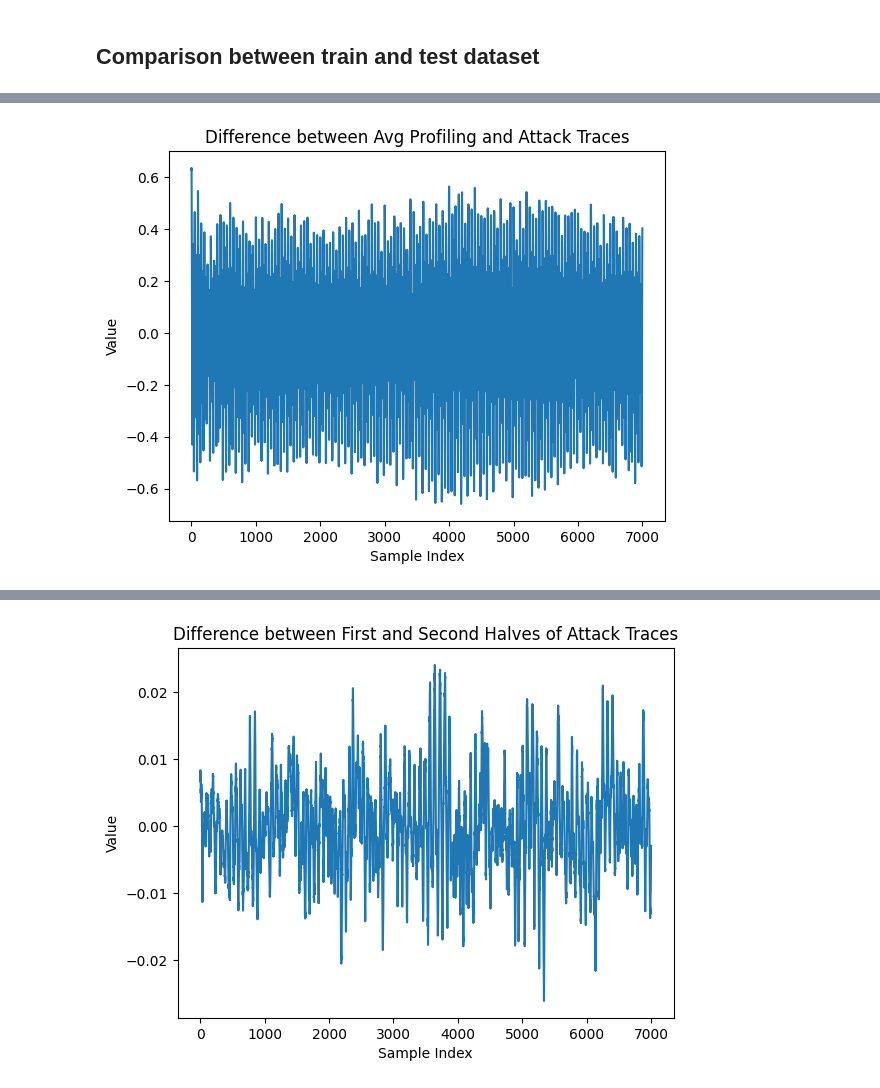
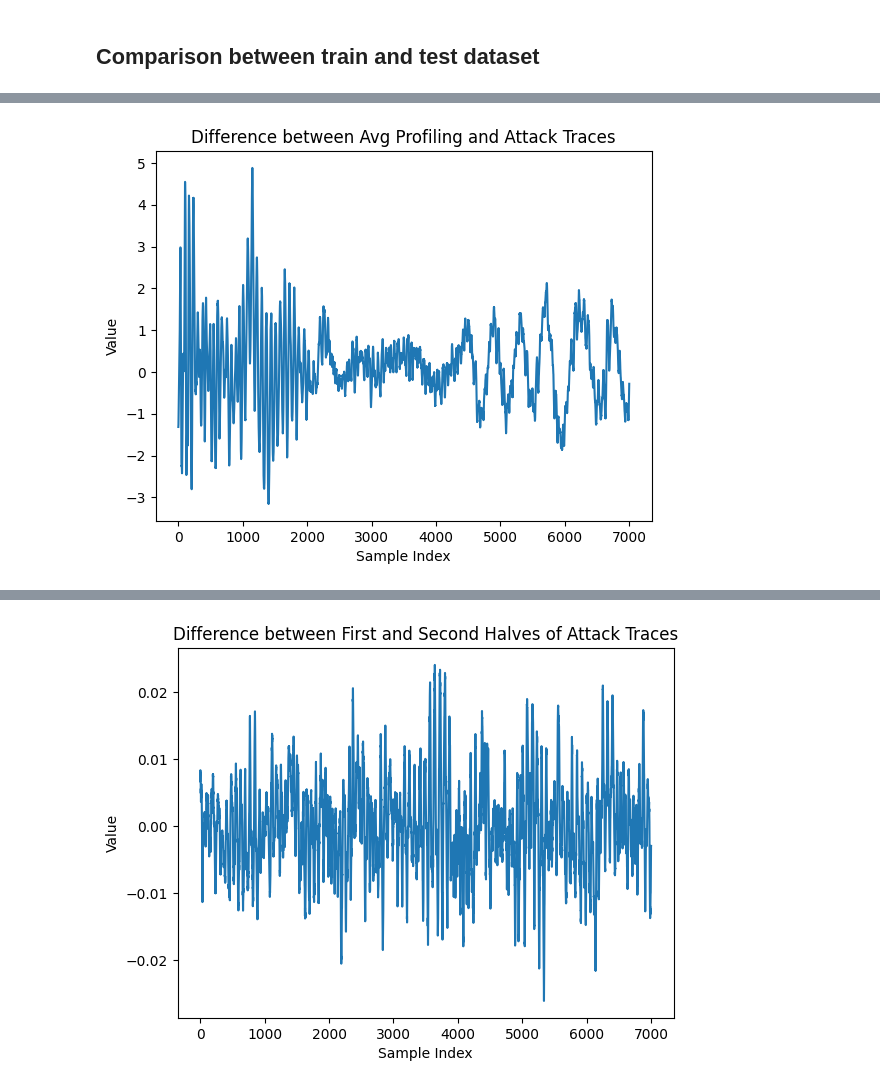
Before and after one commit to LucianoXu/CHES2025-Challenge, a Jupyter notebook: dataset_analysis.ipynb, the cells around one changed output, grey strips where cells are left out. Drawn from its saved outputs; the diff is of its cells as text; code cells hidden in the pictures.

```diff
--- a/dataset_analysis.ipynb
+++ b/dataset_analysis.ipynb
@@ -17,11 +28,15 @@ correct key: 127
 # %%
 # define the function to plot traces
-def plot_trace(trace, title='Trace', xlabel='Sample Index', ylabel='Value'):
+def plot_trace(trace, title='Trace', xlabel='Sample Index', ylabel='Value', xlim=None, ylim=None):
     import matplotlib.pyplot as plt
     plt.plot(trace)
     plt.xlabel(xlabel)
     plt.ylabel(ylabel)
     plt.title(title)
+    if xlim is not None:
+        plt.xlim(xlim)
+    if ylim is not None:
+        plt.ylim(ylim)
     plt.show()
 # %% [markdown]
 ## Denoising by FFT
@@ -227,7 +239,0 @@ Transform matrices saved to 'standardization_matrices.pkl'.
-# %%
-# standardization (without fixing data drift)
-from src.dataloader import standardize
-X_profiling, X_attack = standardize(X_profiling, X_attack)
-# %%
-# whether to use the corrected traces or not (comment out if not using the correction)
-X_attack = X_attack_corrected_standard
@@ -279,5 +311,5 @@ plot_trace(X_attack_avg, title='Avg Attack Trace')
 # %%
 # Compare the difference between the avg of profiling traces (key = 127) and the avg of attack traces
-plot_trace(X_profiling_keywise[126] - X_attack_avg, title='Difference between Avg Profiling and Attack Traces')
+plot_trace(X_profiling_keywise[127] - X_attack_avg, title='Difference between Avg Profiling and Attack Traces')
 # %% [output]
-[figure, old version]
+[figure, new version]
```
Also changed, not shown: parts of 12 cells of this notebook, 3 other files.
